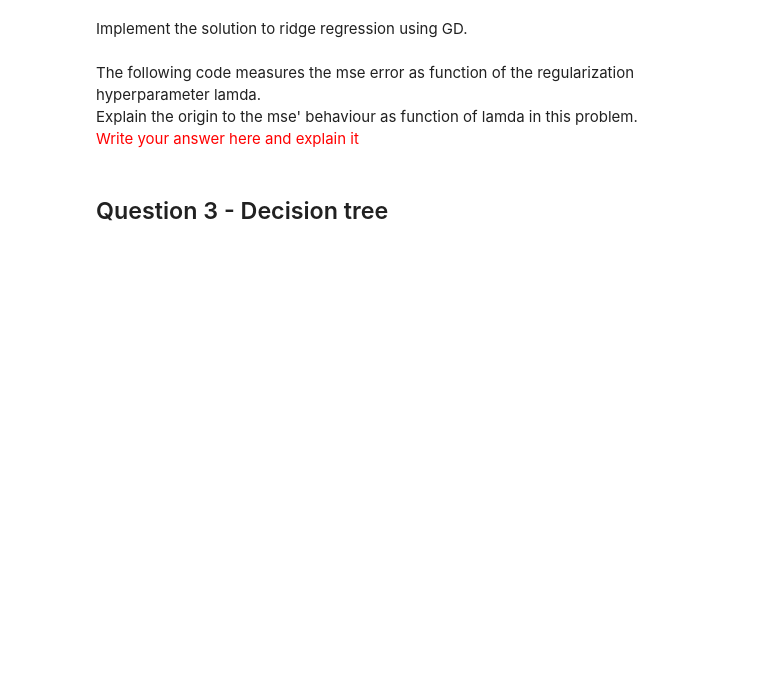
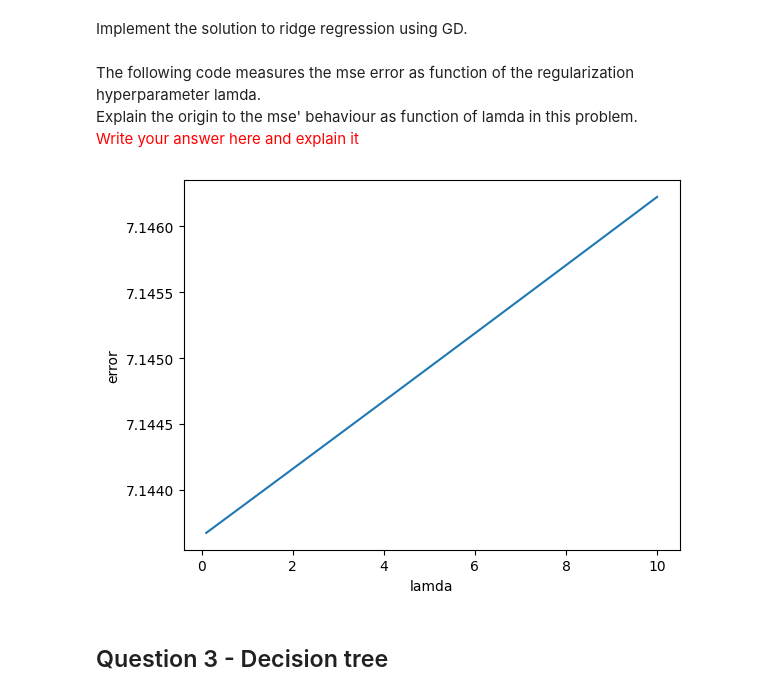
Before and after one commit to aseel1/Machine-learning, a Jupyter notebook: HW3/HW3.ipynb, the cells around one changed output. Saved outputs shown, nothing was run; the diff lists cells and outputs as text; code cells hidden in the pictures; blank space fills up the shorter version.

```diff
--- a/HW3/HW3.ipynb
+++ b/HW3/HW3.ipynb
@@ -434,21 +497,49 @@ def Linreg_sol_Ridge(X, y, lamda):
+# %%
+LEARNING_RATE = 0.01
+ITERATIONS = 1000
+
+def Linreg_sol_Ridge(X, y, lamda):
+    m, n = X.shape
+    # Initialize weights with zeros
+    theta = np.zeros(n+1)
+    # Add a column of ones to X for the bias term
+    X_bias = np.hstack([np.ones((m, 1)), X])
+
+    for _ in range(ITERATIONS):
+        # Calculate predictions
+        predictions = np.dot(X_bias, theta)
+        # Calculate error
+        error = predictions - y
+        # Calculate gradient
+        gradient = np.dot(X_bias.T, error) / m
+        # Regularize gradient for j >= 1
+        gradient[1:] += (lamda / m) * theta[1:]
+        # Update weights
+        theta -= LEARNING_RATE * gradient
+
+    return theta
 # %% [markdown]
 The following code measures the mse error as function of the regularization hyperparameter lamda. <br/>Explain the origin to the mse' behaviour as function of lamda in this problem. <br/>
 <font color='red'>Write your answer here and explain it</font>
 # %%
 mses = []
 lamdas = np.arange(0.1, 10.1, 0.1)
+X_for_reg = X_scaled
+X_for_reg_with_bias = np.hstack([np.ones((X_for_reg.shape[0], 1)), X_for_reg])
 
 for lamda in lamdas:
 
     w = Linreg_sol_Ridge(X_for_reg, y, lamda)
 
-    preds = np.dot(X_for_reg, w)
+    preds = np.dot(X_for_reg_with_bias, w)
     mses.append(np.mean((preds - y) ** 2))
 
 plt.plot(lamdas, mses)
 plt.ylabel("error")
 plt.xlabel("lamda")
 plt.show()
+# %% [output]
+[figure, added]
 # %% [markdown]
 ## Question 3 - Decision tree
 # %% [markdown]
```
Also changed, not shown: parts of 21 cells of this notebook.
